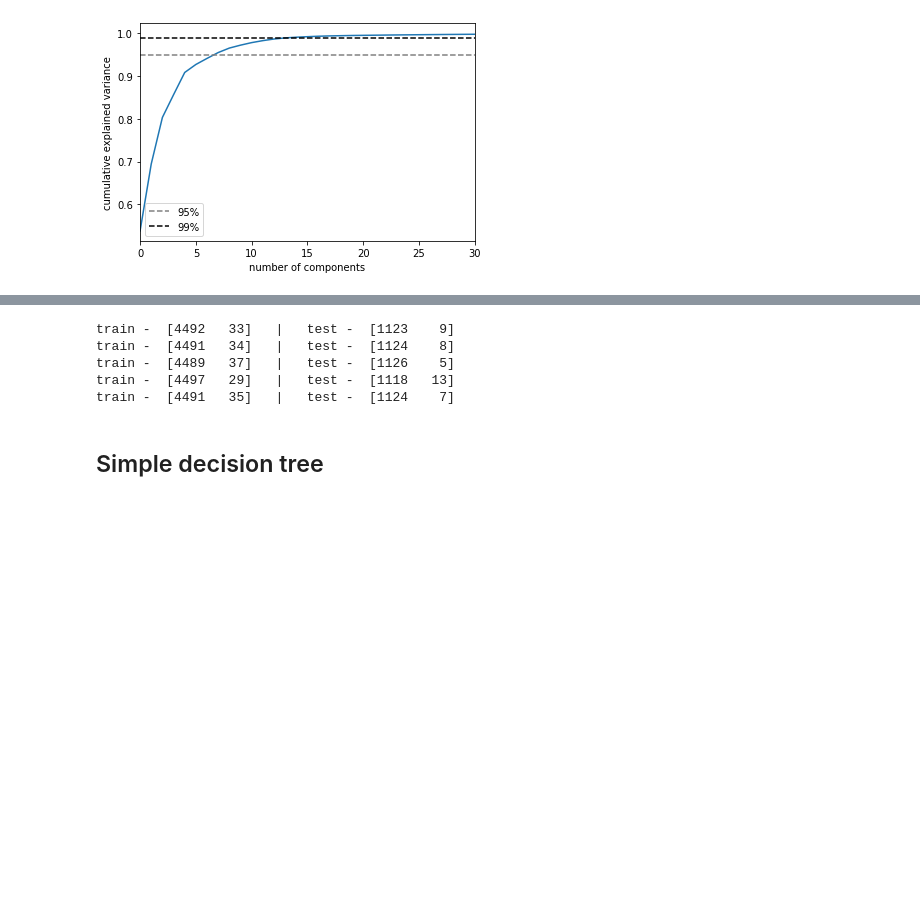
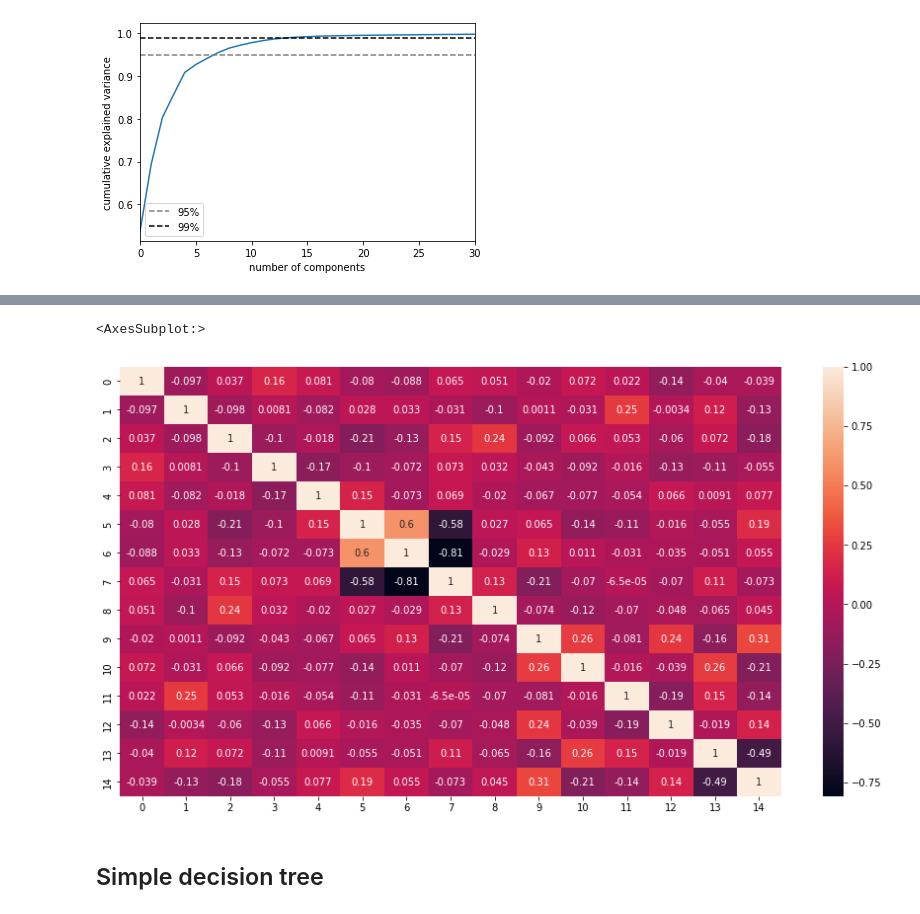
Before and after one commit to ridha-mm/comp-astro, a Jupyter notebook: pca-decision/decision-trees.ipynb, the cells around one changed output, grey strips where cells are left out. Cells and saved outputs as stored; diff of their text form; code cells hidden in the pictures; blank space fills up the shorter version.

```diff
--- a/pca-decision/decision-trees.ipynb
+++ b/pca-decision/decision-trees.ipynb
@@ -72,20 +71,14 @@ lc_pca.head()
 | 2 | -16996.524716 | -7106.999171 | -9776.374390 | -9627.663293 | 441.147700 | -1619.001047 | 1084.653372 | -3242.211827 | 1888.100635 | -974.530003 | -459.673070 | ... |
 | 3 | -15312.746481 | -8588.413130 | -6924.347241 | -5607.463212 | 70.336796 | -2559.600720 | 87.667155 | -1550.843291 | -615.749674 | -2178.651099 | -712.689914 | ... |
 | 4 | -13663.548164 | -14517.776455 | -10470.761769 | 4100.875040 | -5323.617314 | -5082.844186 | 798.620643 | -2864.567124 | 624.378786 | -573.304102 | 123.929984 | ... |
-# %%
-# k-fold cross validation for imbalanced dataset
-
-cv = KFold(shuffle = True, n_splits = 5, random_state=42)
-
-for train, test in cv.split(lc_pca, targets):
-    print('train -  {}   |   test -  {}'.format(
-    np.bincount(targets.loc[train]), np.bincount(targets.loc[test])))
-# %% [output]
-train -  [4492   33]   |   test -  [1123    9]
-train -  [4491   34]   |   test -  [1124    8]
-train -  [4489   37]   |   test -  [1126    5]
-train -  [4497   29]   |   test -  [1118   13]
-train -  [4491   35]   |   test -  [1124    7]
+# %%
+# check correlation
+
+plt.figure(figsize=(15,8))
+sns.heatmap(lc_pca.corr(method='spearman'), annot=True)
+# %% [output]
+<AxesSubplot:>
+[figure, added]
 # %% [markdown]
 ## Simple decision tree
 # %%
```
Also changed, not shown: parts of 10 cells of this notebook, 1 other file.
